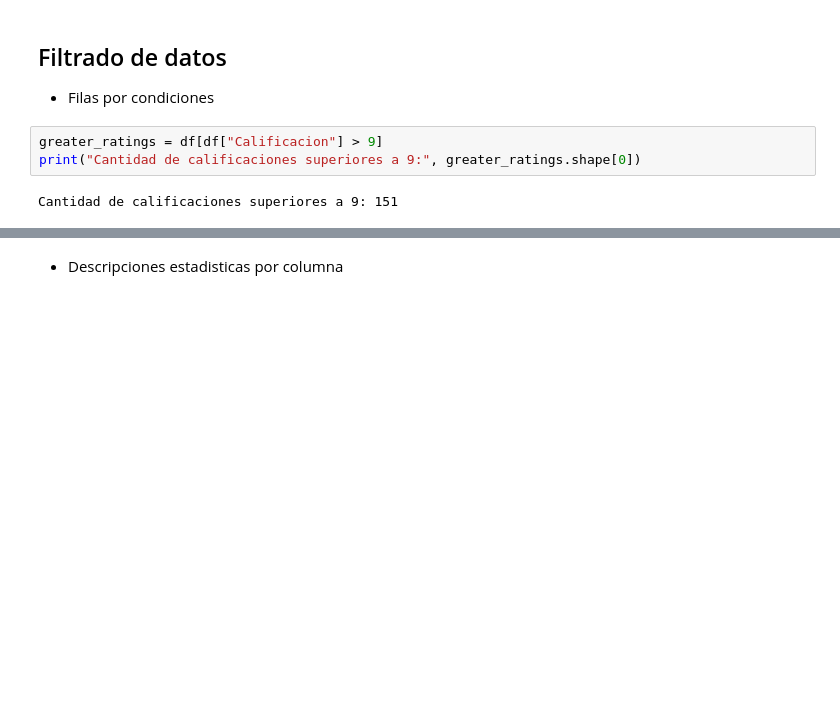
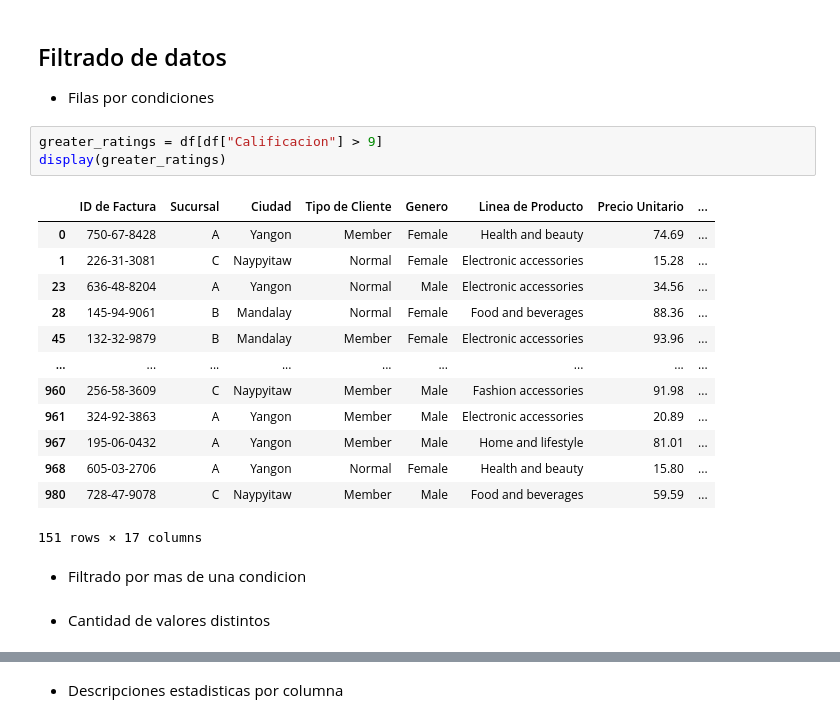
Before and after one commit to kkyouma/ayudantia_computacion_2, a Jupyter notebook: Ayudantia 2/Ayudantia_2.ipynb, the cells around one changed output, grey strips where cells are left out. Drawn from its saved outputs; the diff is of its cells as text; blank space fills up the shorter version.

```diff
--- a/Ayudantia 2/Ayudantia_2.ipynb
+++ b/Ayudantia 2/Ayudantia_2.ipynb
@@ -307,6 +270,22 @@ dtype: object
 - Filas por condiciones
 # %%
 greater_ratings = df[df["Calificacion"] > 9]
-print("Cantidad de calificaciones superiores a 9:", greater_ratings.shape[0])
+display(greater_ratings)
 # %% [output]
+|  | ID de Factura | Sucursal | Ciudad | Tipo de Cliente | Genero | Linea de Producto | Precio Unitario | ... |
+| 0 | 750-67-8428 | A | Yangon | Member | Female | Health and beauty | 74.69 | ... |
+| 1 | 226-31-3081 | C | Naypyitaw | Normal | Female | Electronic accessories | 15.28 | ... |
+| 23 | 636-48-8204 | A | Yangon | Normal | Male | Electronic accessories | 34.56 | ... |
+| 28 | 145-94-9061 | B | Mandalay | Normal | Female | Food and beverages | 88.36 | ... |
+| 45 | 132-32-9879 | B | Mandalay | Member | Female | Electronic accessories | 93.96 | ... |
+| ... | ... | ... | ... | ... | ... | ... | ... | ... |
+| 960 | 256-58-3609 | C | Naypyitaw | Member | Male | Fashion accessories | 91.98 | ... |
+| 961 | 324-92-3863 | A | Yangon | Member | Male | Electronic accessories | 20.89 | ... |
+| 967 | 195-06-0432 | A | Yangon | Member | Male | Home and lifestyle | 81.01 | ... |
+| 968 | 605-03-2706 | A | Yangon | Normal | Female | Health and beauty | 15.80 | ... |
+| 980 | 728-47-9078 | C | Naypyitaw | Member | Male | Food and beverages | 59.59 | ... |
-Cantidad de calificaciones superiores a 9: 151
+151 rows × 17 columns
+# %% [markdown]
+- Filtrado por mas de una condicion
+# %% [markdown]
+- Cantidad de valores distintos
```
Also changed, not shown: parts of 14 cells of this notebook, 2 other files.
